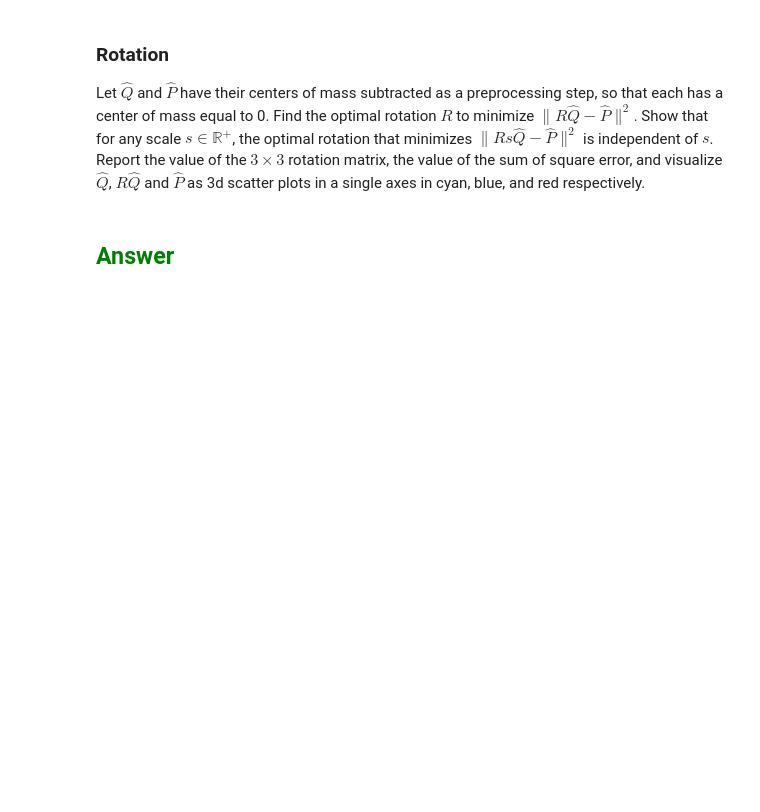
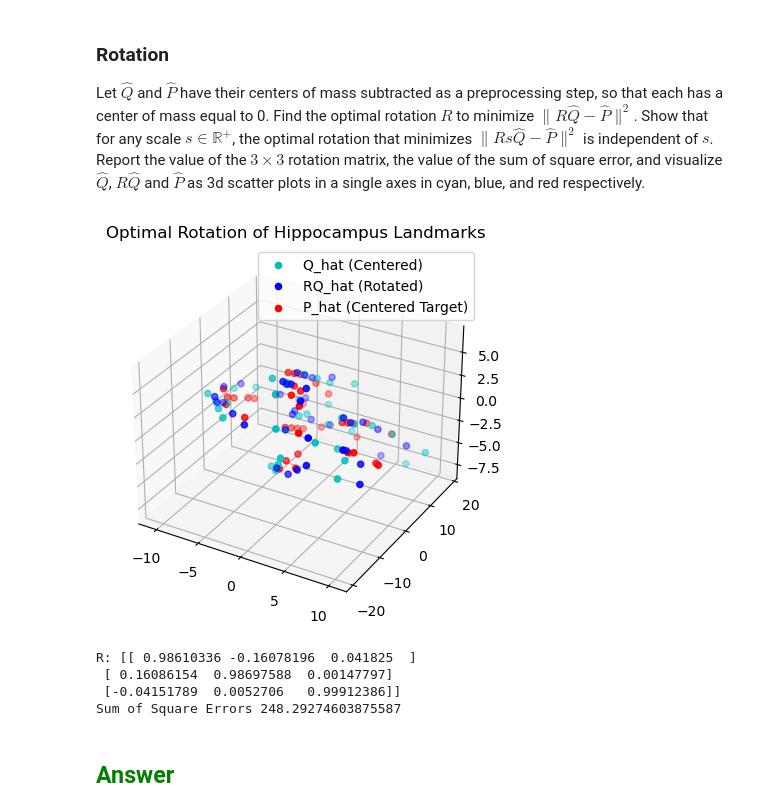
Before and after one commit to Simonlee711/UCLA-Grad-Courses, a Jupyter notebook: BIOMATH208/hw3/pset3.ipynb, the cells around one changed output. Drawn from its saved outputs; the diff is of its cells as text; code cells hidden in the pictures; blank space fills up the shorter version.

```diff
--- a/BIOMATH208/hw3/pset3.ipynb
+++ b/BIOMATH208/hw3/pset3.ipynb
@@ -140,6 +313,55 @@ Given the hippocampus data, compute the optimal translation that aligns these da
 ### Rotation
 
 Let $\hat{Q}$ and $\hat{P}$ have their centers of mass subtracted as a preprocessing step, so that each has a center of mass equal to 0. Find the optimal rotation $R$ to minimize $\|R\hat{Q} - \hat{P}\|^2$. Show that for any scale $s \in \mathbb{R}^+$, the optimal rotation that minimizes $\|Rs\hat{Q} - \hat{P}\|^2$ is independent of $s$. Report the value of the $3 \times 3$ rotation matrix, the value of the sum of square error, and visualize $\hat{Q}$, $R\hat{Q}$ and $\hat{P}$ as 3d scatter plots in a single axes in cyan, blue, and red respectively.
+# %%
+from scipy.spatial.transform import Rotation as R
+
+# Center the datasets at the origin
+Q_hat = Q - Q.mean(axis=1, keepdims=True)
+P_hat = P - P.mean(axis=1, keepdims=True)
+
+# Compute the cross-covariance matrix
+H = Q_hat @ P_hat.T
+
+# Compute the Singular Value Decomposition
+U, S, Vt = np.linalg.svd(H)
+
+# Compute the optimal rotation matrix
+R_optimal = Vt.T @ U.T
+if np.linalg.det(R_optimal) < 0:
+    Vt[2, :] *= -1
+    R_optimal = Vt.T @ U.T
+
+# Rotate Q_hat using the optimal rotation
+Q_rotated = R_optimal @ Q_hat
+
+# Compute the sum of squared errors after rotation
+sum_of_square_errors_rotation = np.sum((Q_rotated - P_hat) ** 2)
+
+# Create a 3D scatter plot
+fig = plt.figure()
+ax = fig.add_subplot(111, projection='3d')
+
+# Plot the centered, rotated, and target points
+ax.scatter(*Q_hat, c='c', label='Q_hat (Centered)')
+ax.scatter(*Q_rotated, c='b', label='RQ_hat (Rotated)')
+ax.scatter(*P_hat, c='r', label='P_hat (Centered Target)')
+
+# Add titles and legends
+ax.set_title('Optimal Rotation of Hippocampus Landmarks')
+ax.legend()
+
+# Show the plot
+plt.show()
+
+
+print("R:",R_optimal,"\nSum of Square Errors", sum_of_square_errors_rotation)
+# %% [output]
+[figure, added]
+R: [[ 0.98610336 -0.16078196  0.041825  ]
+ [ 0.16086154  0.98697588  0.00147797]
+ [-0.04151789  0.0052706   0.99912386]]
+Sum of Square Errors 248.29274603875587
 # %% [markdown]
 ## <span style="color:green">Answer
 # %% [markdown]
```
Also changed, not shown: parts of 12 cells of this notebook.
